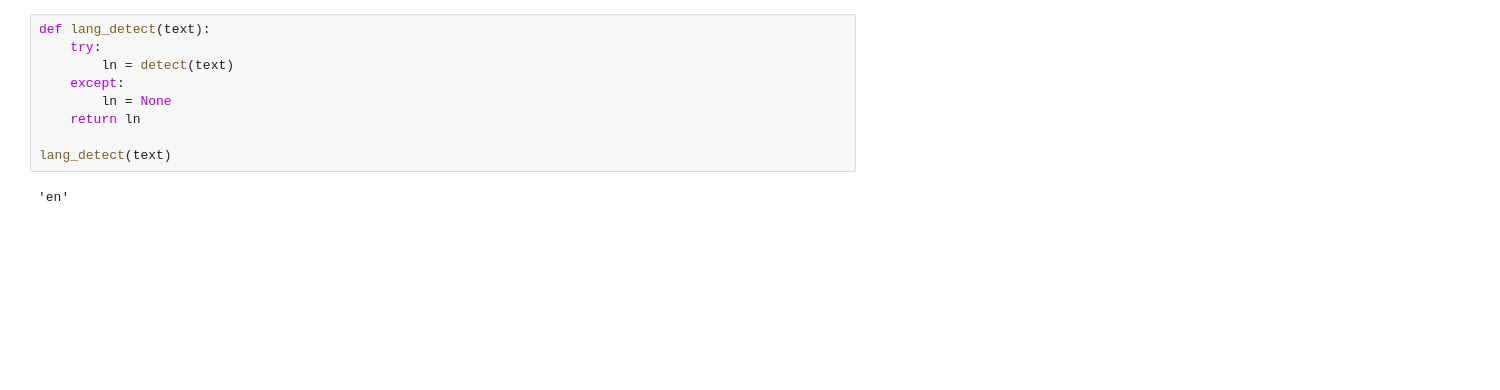
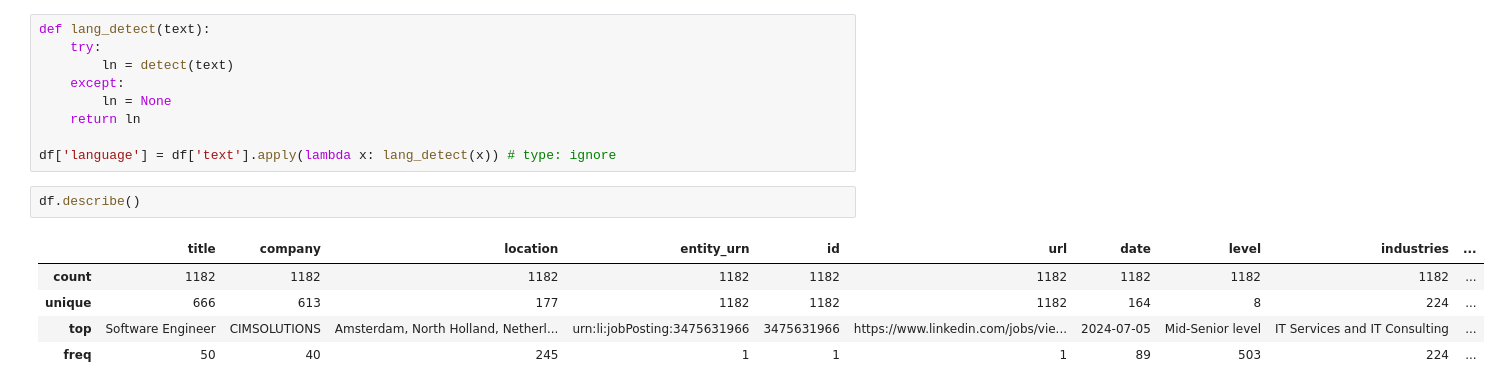
Before and after one commit to lanfeitiao/data_job_analysis, a Jupyter notebook: notebooks/0.01-data-exploration.ipynb, the cells around one changed output. Saved outputs shown, nothing was run; the diff lists cells and outputs as text; blank space fills up the shorter version.

```diff
--- a/notebooks/0.01-data-exploration.ipynb
+++ b/notebooks/0.01-data-exploration.ipynb
@@ -107,6 +78,12 @@ def lang_detect(text):
         ln = None
     return ln
 
-lang_detect(text)
+df['language'] = df['text'].apply(lambda x: lang_detect(x)) # type: ignore
-# %% [output]
-'en'
+# %%
+df.describe()
+# %% [output]
+|  | title | company | location | entity_urn | id | url | date | level | industries | ... |
+| count | 1182 | 1182 | 1182 | 1182 | 1182 | 1182 | 1182 | 1182 | 1182 | ... |
+| unique | 666 | 613 | 177 | 1182 | 1182 | 1182 | 164 | 8 | 224 | ... |
+| top | Software Engineer | CIMSOLUTIONS | Amsterdam, North Holland, Netherl... | urn:li:jobPosting:3475631966 | 3475631966 | https://www.linkedin.com/jobs/vie... | 2024-07-05 | Mid-Senior level | IT Services and IT Consulting | ... |
+| freq | 50 | 40 | 245 | 1 | 1 | 1 | 89 | 503 | 224 | ... |
```
Also changed, not shown: parts of 22 cells of this notebook.
